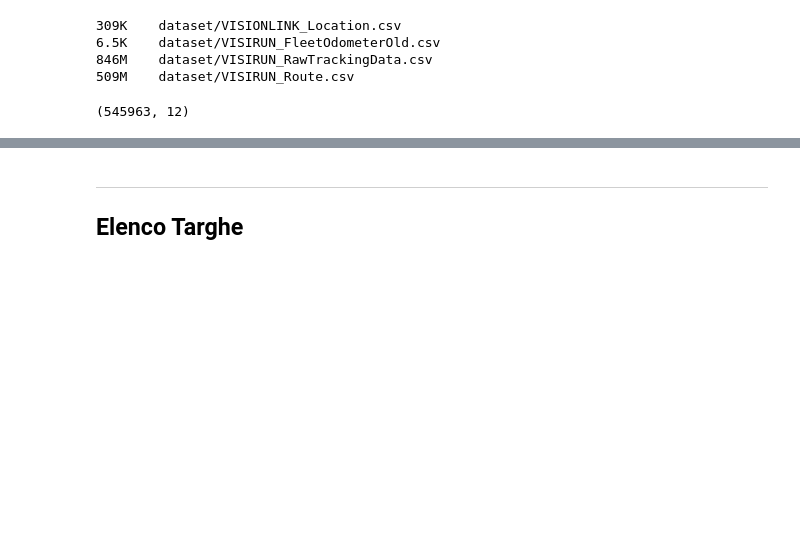
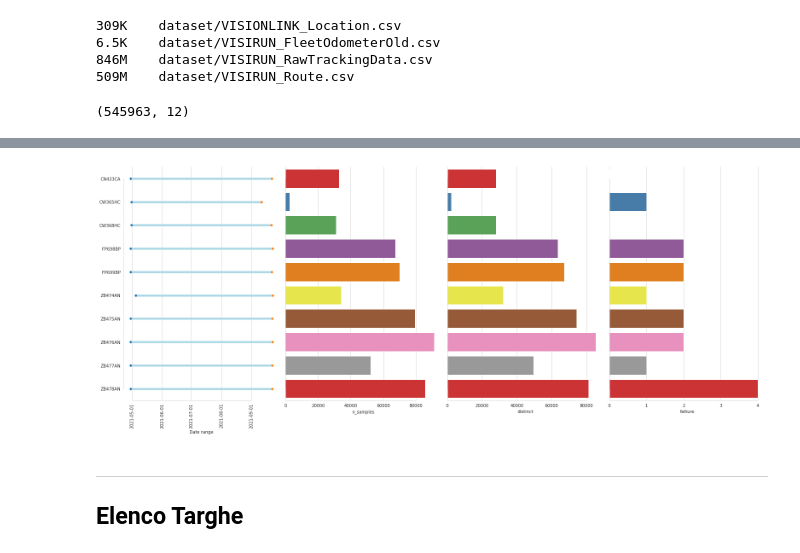
Before and after one commit to antonioalbanese/ai4trucks, a Jupyter notebook: visirun_analysis.ipynb, the cells around one changed output, grey strips where cells are left out. Saved outputs shown, nothing was run; the diff lists cells and outputs as text; code cells hidden in the pictures; blank space fills up the shorter version.

```diff
--- a/visirun_analysis.ipynb
+++ b/visirun_analysis.ipynb
@@ -98,0 +131,10 @@ df_VIS_vehicles.head()
+# %%
+report = df_VIS_vehicles[df_VIS_vehicles.datestamp.dt.year == 2021].groupby('vehiclePlate').agg({
+    "datestamp": ["min", "max", "count", pd.Series.nunique],
+}).droplevel(0, axis=1)
+
+report["fatture"] = report.apply(lambda x: fatture[(fatture.Targa==x.name)&(fatture.Apertura_commessa.dt.date>=x['min'].date())&(fatture.Apertura_commessa.dt.date<=x['max'].date())].ID.count(), axis=1)
+report = report.reset_index().rename(columns={
+    'count': 'n_samples',
+    'nunique': 'distinct',
+})
@@ -99,3 +150,23 @@ df_VIS_vehicles.head()
+# %%
+fig, ax = plt.subplots(1,4, figsize=(22,9), sharey=True)
+sns.scatterplot(data=report, x="min", y="vehiclePlate", palette='Set1', ax=ax[0], zorder=4)
+sns.scatterplot(data=report, x="max", y="vehiclePlate", palette='Set1', ax=ax[0], zorder=4)
+ax[0].hlines(data=report, y="vehiclePlate", xmin="min", xmax="max", linewidth=5, color='lightblue')
+sns.barplot(data=report, x="n_samples", y="vehiclePlate", palette='Set1', ax=ax[1])
+sns.barplot(data=report, x="distinct", y="vehiclePlate", palette='Set1', ax=ax[2])
+sns.barplot(data=report, x="fatture", y="vehiclePlate", palette='Set1', ax=ax[3])
+
+ax[0].tick_params(axis='x', rotation=90)
+ax[0].set_xlabel("Date range")
+for a in ax:
+    a.set_ylabel("")
+#     a.grid(False)
+    a.yaxis.grid(False)
+    sns.despine(trim=True)
+
+plt.tight_layout()
+# %% [output]
+[figure, added]
 # %% [markdown]
 ---
 ## Elenco Targhe
```
Also changed, not shown: parts of 15 cells of this notebook, 1 other file.
